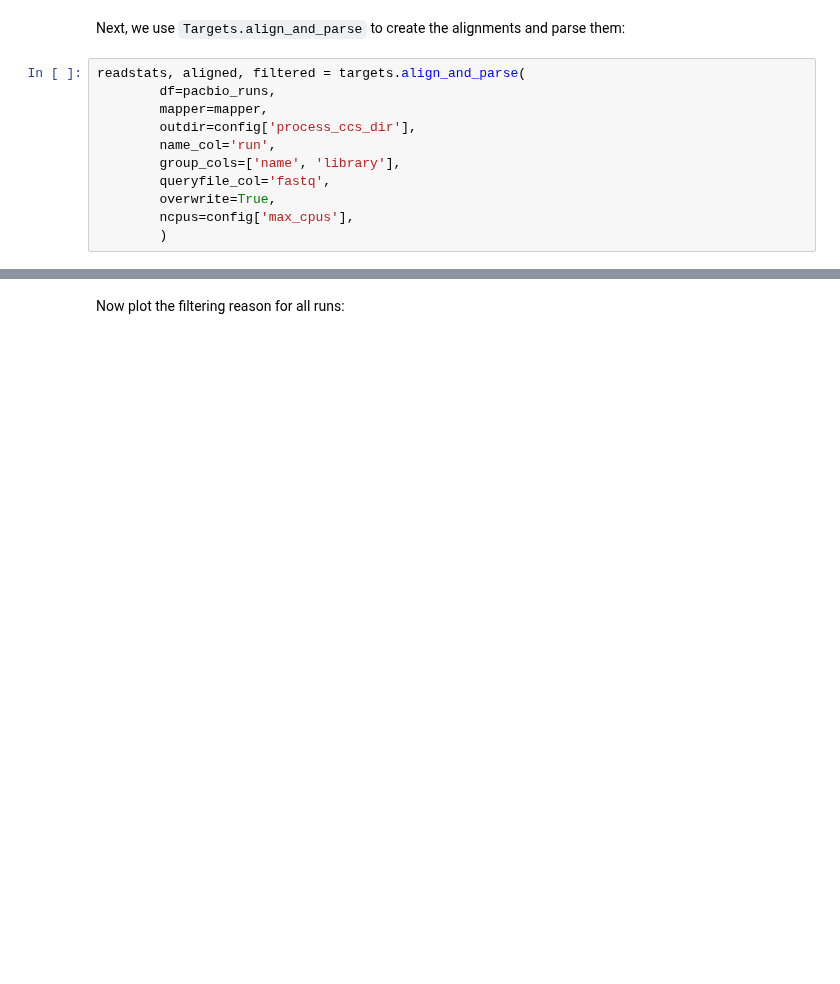
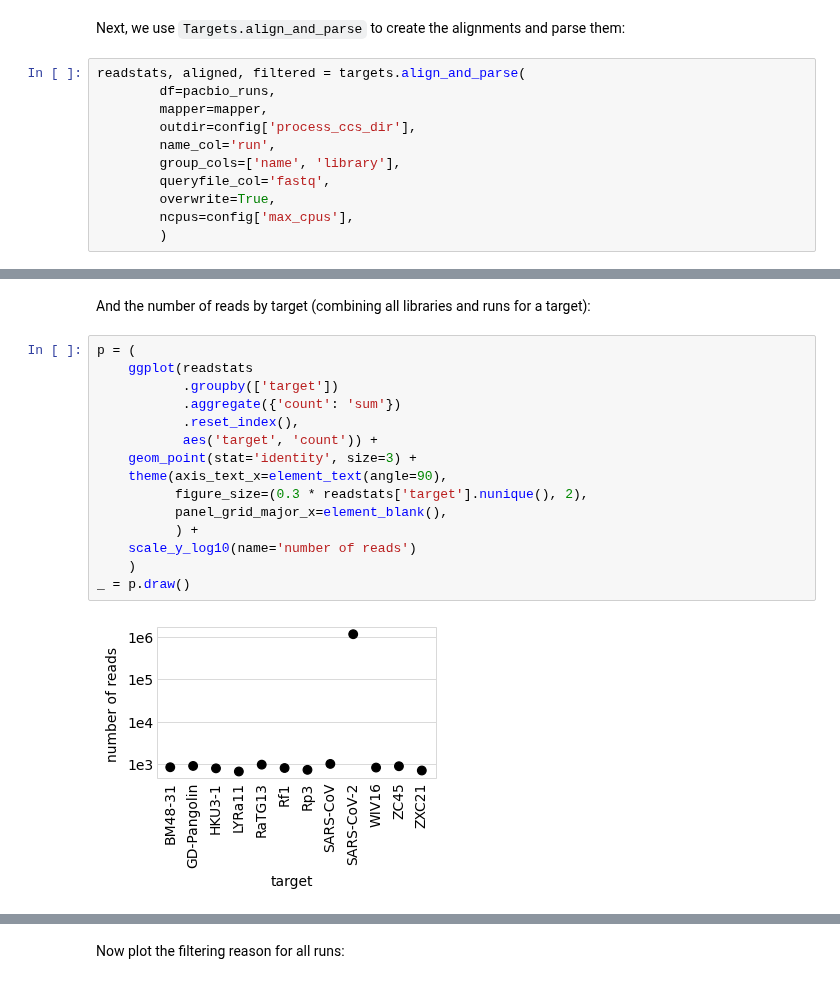
Before and after one commit to jbloomlab/SARS-CoV-2-RBD_DMS, a Jupyter notebook: process_ccs.ipynb, the cells around one changed output, grey strips where cells are left out. Drawn from its saved outputs; the diff is of its cells as text; blank space fills up the shorter version.

```diff
--- a/process_ccs.ipynb
+++ b/process_ccs.ipynb
@@ -238,0 +260,19 @@ _ = p.draw()
+# %% [markdown]
+And the number of reads by target (combining all libraries and runs for a target):
+# %%
+p = (
+    ggplot(readstats
+           .groupby(['target'])
+           .aggregate({'count': 'sum'})
+           .reset_index(),
+           aes('target', 'count')) +
+    geom_point(stat='identity', size=3) +
+    theme(axis_text_x=element_text(angle=90),
+          figure_size=(0.3 * readstats['target'].nunique(), 2),
+          panel_grid_major_x=element_blank(),
+          ) +
+    scale_y_log10(name='number of reads')
+    )
+_ = p.draw()
+# %% [output]
+[figure, added]
```
Also changed, not shown: parts of 19 cells of this notebook, 12 other files.
